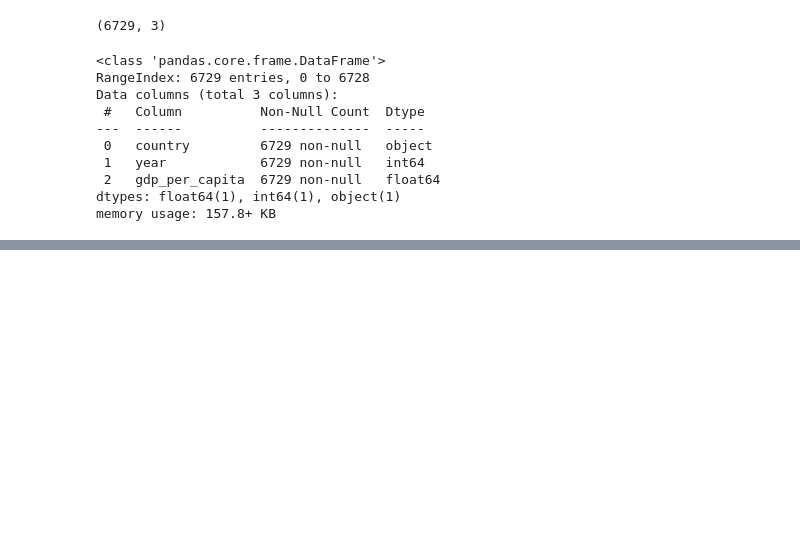
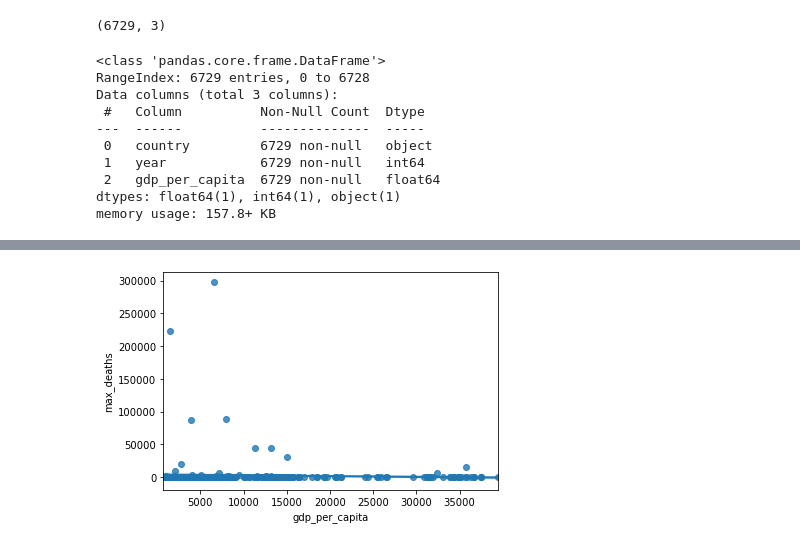
Before and after one commit to ocnrandolph/TNEG_Earthquakes, a Jupyter notebook: notebooks/dq3-Earthquakes-Part-1-Explore.ipynb, the cells around one changed output, grey strips where cells are left out. Cells and saved outputs as stored; diff of their text form; code cells hidden in the pictures; blank space fills up the shorter version.

```diff
--- a/notebooks/dq3-Earthquakes-Part-1-Explore.ipynb
+++ b/notebooks/dq3-Earthquakes-Part-1-Explore.ipynb
@@ -290,3 +305,5 @@ continents.head()
 # %%
-# merge all three data sets, starting with continents and then GDP
+# merge GDP to earthquakes
 # use a left join so that all values conform to the earthquakes dataframe (or are otherwise left out)
+eq_gdp = earthquakes.merge(gdp_df, on=['country', 'year'], how='left')
+eq_gdp.head(20)
@@ -294,0 +393,5 @@ continents.head()
+# %%
+# Plot the relationship btwn gdp_per_capita and max_deaths (r = -0.10)
+sns.regplot(x=eq_gdp['gdp_per_capita'], y=eq_gdp['max_deaths']);
+# %% [output]
+[figure, added]
```
Also changed, not shown: parts of 18 cells of this notebook.
